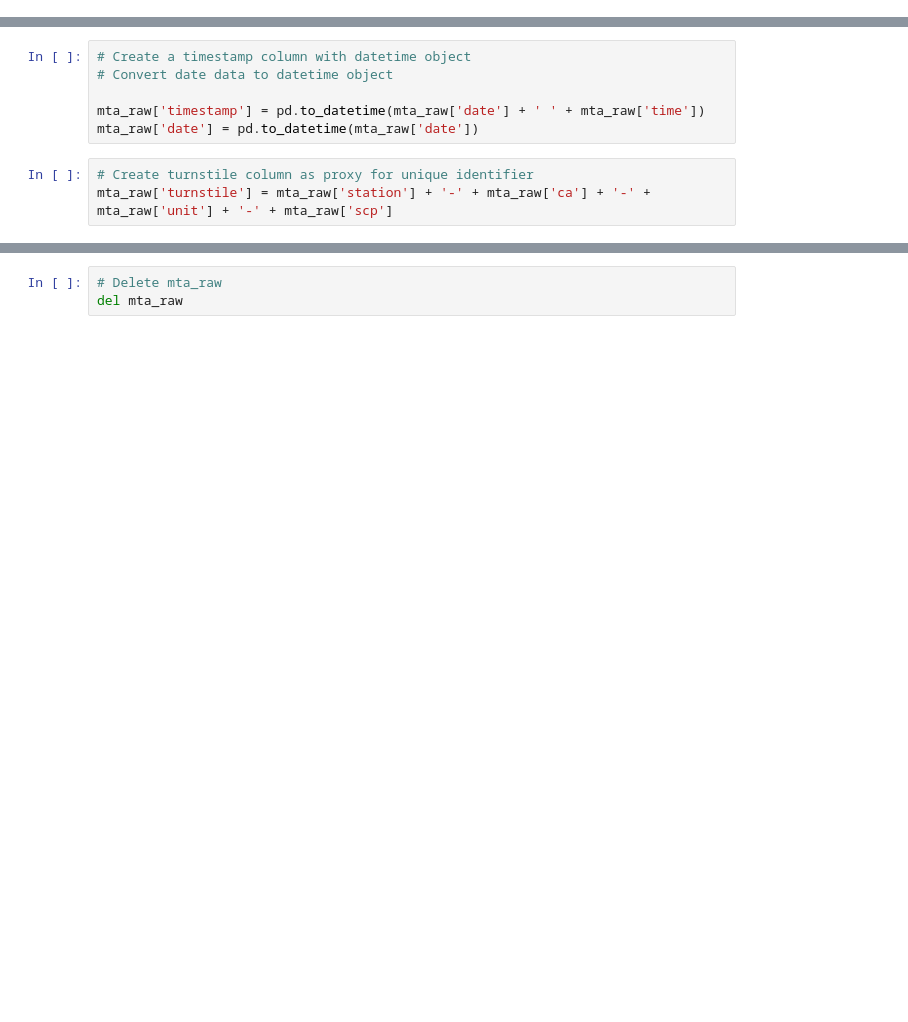
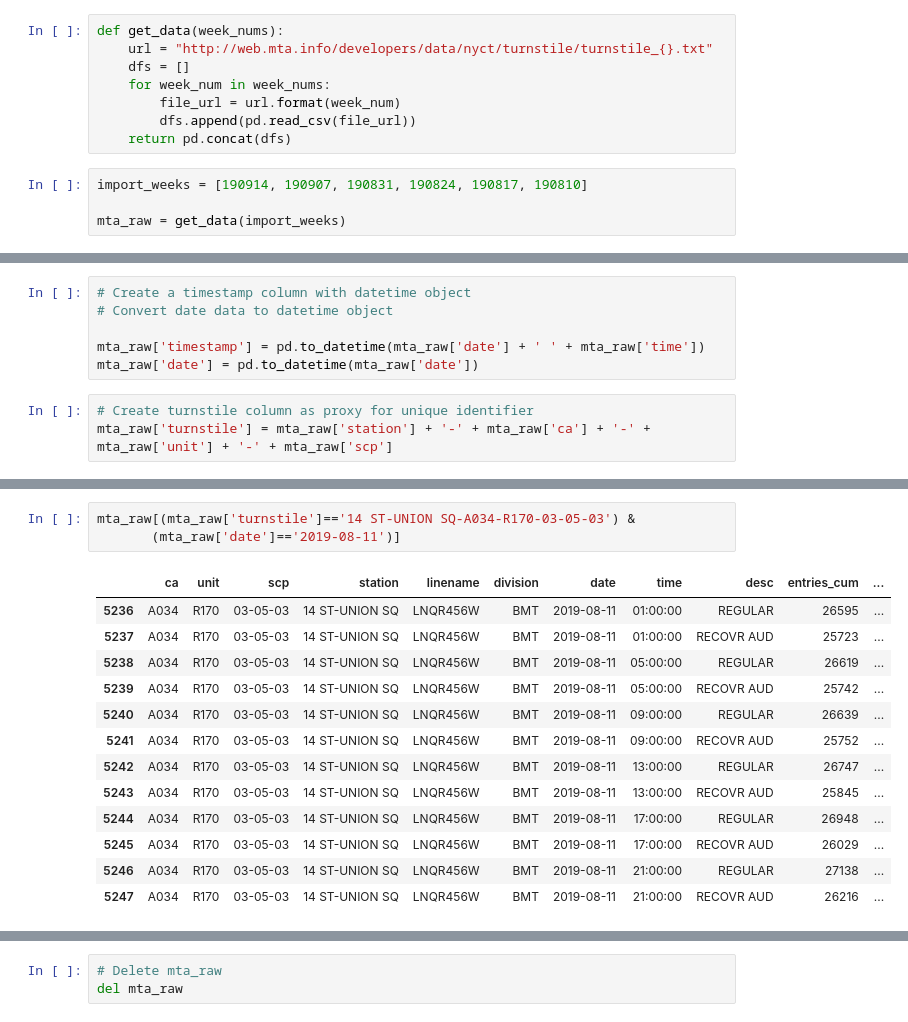
Before and after one commit to mattranalletta/01_MTA_exploratory_data_analysis, a Jupyter notebook: mta_data_cleaning.ipynb, the cells around one changed output, grey strips where cells are left out. Saved outputs shown, nothing was run; the diff lists cells and outputs as text; blank space fills up the shorter version.

Commit message:
revised data cleaning notebook, exported new .zip file with clean data, and tinkered in cd_eda_sandbox

```diff
--- a/mta_data_cleaning.ipynb
+++ b/mta_data_cleaning.ipynb
@@ -45,2 +26,14 @@ mta_raw = pd.concat(file_list)
+# %%
+def get_data(week_nums):
+    url = "http://web.mta.info/developers/data/nyct/turnstile/turnstile_{}.txt"
+    dfs = []
+    for week_num in week_nums:
+        file_url = url.format(week_num)
+        dfs.append(pd.read_csv(file_url))
+    return pd.concat(dfs)
+# %%
+import_weeks = [190914, 190907, 190831, 190824, 190817, 190810]
+
+mta_raw = get_data(import_weeks)
 # %%
 mta_raw.head()
@@ -71,0 +99,17 @@ mta_raw['turnstile'] = mta_raw['station'] + '-' + mta_raw['ca'] + '-' + mta_raw[
+# %%
+mta_raw[(mta_raw['turnstile']=='14 ST-UNION SQ-A034-R170-03-05-03') &
+       (mta_raw['date']=='2019-08-11')]
+# %% [output]
+|  | ca | unit | scp | station | linename | division | date | time | desc | entries_cum | ... |
+| 5236 | A034 | R170 | 03-05-03 | 14 ST-UNION SQ | LNQR456W | BMT | 2019-08-11 | 01:00:00 | REGULAR | 26595 | ... |
+| 5237 | A034 | R170 | 03-05-03 | 14 ST-UNION SQ | LNQR456W | BMT | 2019-08-11 | 01:00:00 | RECOVR AUD | 25723 | ... |
+| 5238 | A034 | R170 | 03-05-03 | 14 ST-UNION SQ | LNQR456W | BMT | 2019-08-11 | 05:00:00 | REGULAR | 26619 | ... |
+| 5239 | A034 | R170 | 03-05-03 | 14 ST-UNION SQ | LNQR456W | BMT | 2019-08-11 | 05:00:00 | RECOVR AUD | 25742 | ... |
+| 5240 | A034 | R170 | 03-05-03 | 14 ST-UNION SQ | LNQR456W | BMT | 2019-08-11 | 09:00:00 | REGULAR | 26639 | ... |
+| 5241 | A034 | R170 | 03-05-03 | 14 ST-UNION SQ | LNQR456W | BMT | 2019-08-11 | 09:00:00 | RECOVR AUD | 25752 | ... |
+| 5242 | A034 | R170 | 03-05-03 | 14 ST-UNION SQ | LNQR456W | BMT | 2019-08-11 | 13:00:00 | REGULAR | 26747 | ... |
+| 5243 | A034 | R170 | 03-05-03 | 14 ST-UNION SQ | LNQR456W | BMT | 2019-08-11 | 13:00:00 | RECOVR AUD | 25845 | ... |
+| 5244 | A034 | R170 | 03-05-03 | 14 ST-UNION SQ | LNQR456W | BMT | 2019-08-11 | 17:00:00 | REGULAR | 26948 | ... |
+| 5245 | A034 | R170 | 03-05-03 | 14 ST-UNION SQ | LNQR456W | BMT | 2019-08-11 | 17:00:00 | RECOVR AUD | 26029 | ... |
+| 5246 | A034 | R170 | 03-05-03 | 14 ST-UNION SQ | LNQR456W | BMT | 2019-08-11 | 21:00:00 | REGULAR | 27138 | ... |
+| 5247 | A034 | R170 | 03-05-03 | 14 ST-UNION SQ | LNQR456W | BMT | 2019-08-11 | 21:00:00 | RECOVR AUD | 26216 | ... |
```
Also changed, not shown: parts of 34 cells of this notebook, 2 other files.
